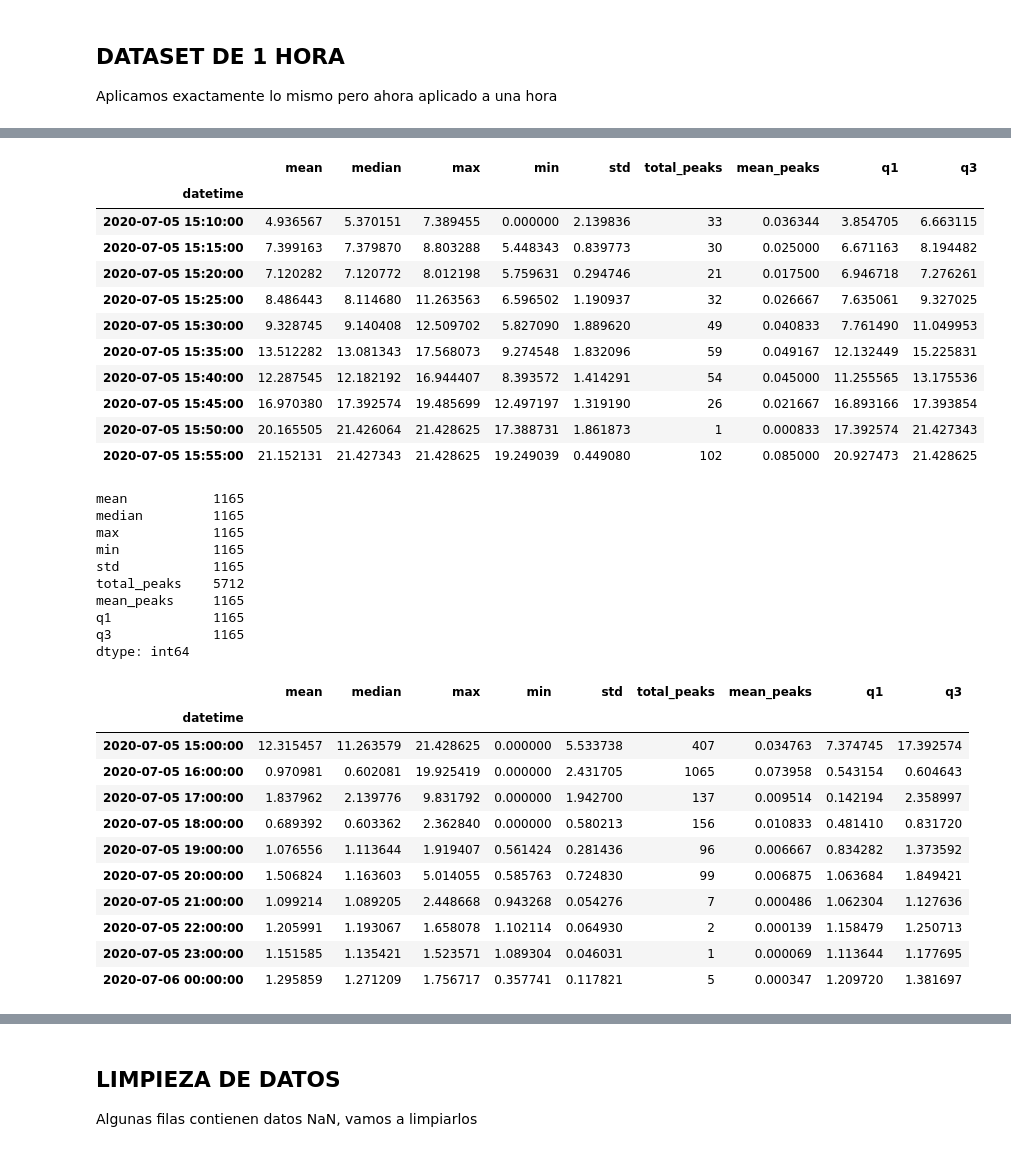
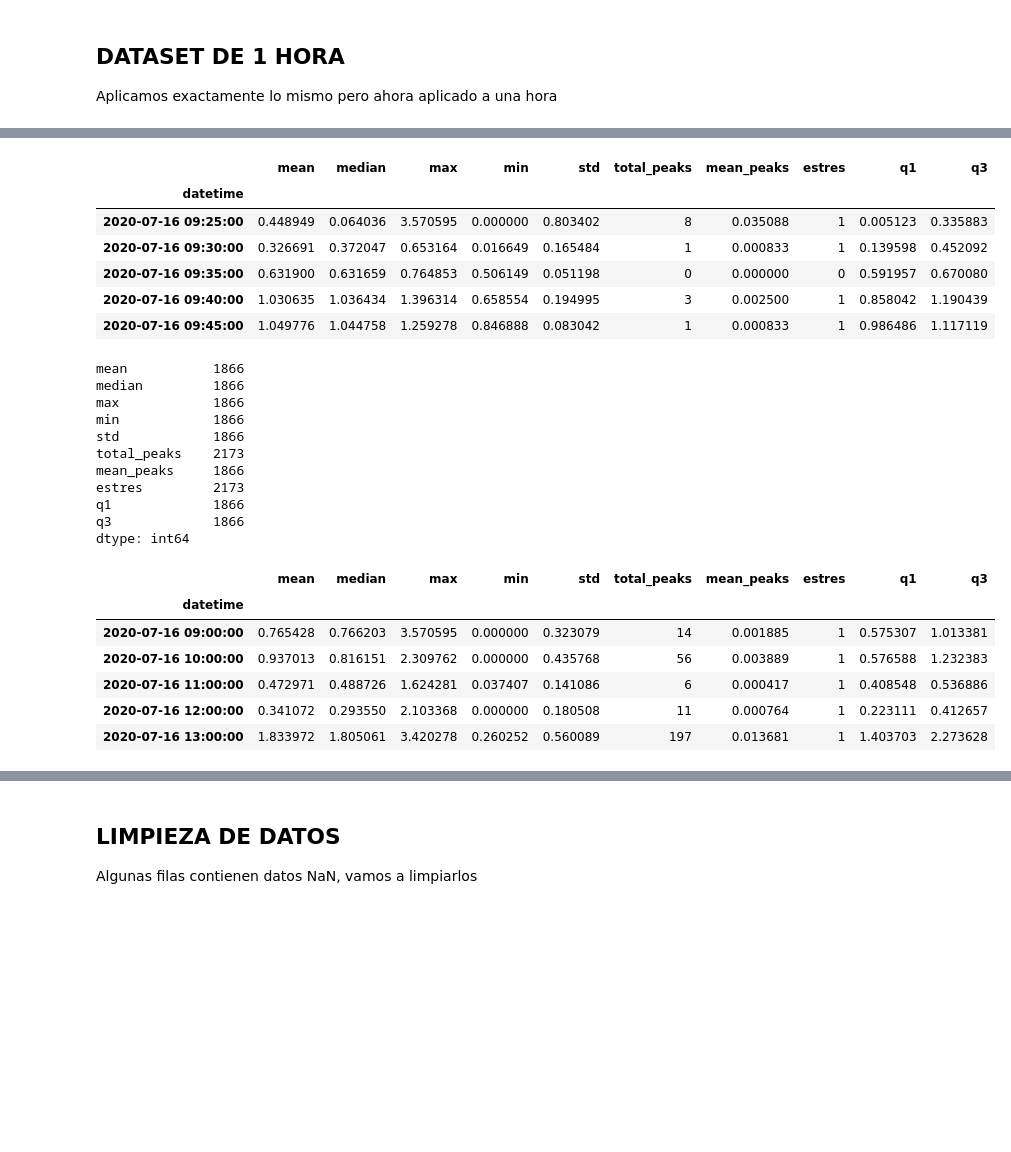
Before and after one commit to Alpha004/PreTesisMasterRepo, a Jupyter notebook: EDA/EDA_analyzier.ipynb, the cells around one changed output, grey strips where cells are left out. Cells and saved outputs as stored; diff of their text form; code cells hidden in the pictures; blank space fills up the shorter version.

```diff
--- a/EDA/EDA_analyzier.ipynb
+++ b/EDA/EDA_analyzier.ipynb
@@ -7,7 +7,7 @@ El presente es para analizar los datos de la actividad electrodermica del smartw
 import pandas as pd
 import numpy as np
 # %%
-PACIENTE = '015'
+PACIENTE = '016'
 PATH_FOLDER = 'G:\\Dataset\\big-ideas-lab-glycemic-variability-and-wearable-device-data-1.1.2\\'+PACIENTE+'\\'
 # %%
 # Parametros para calcular los picos
@@ -294,3 +236,7 @@ df_5min.head(10)
+# %%
+# Añadimos la columna de estres detectado
+
+df_5min['estres'] = np.where(df_5min['mean_peaks'] > 0, 1, 0)
 # %%
 df_5min.count()
 # %% [output]
@@ -359,58 +283,49 @@ df_1hora.head(20)
 # %%
 # Separar los cuartiles en columnas individuales
 # Obtenemos los quantiles
 df_5min_quantil1 = df_procesado_5min.quantile(0.25)
 df_5min_quantil3 = df_procesado_5min.quantile(0.75)
 df_1hora_quantil1 = df_procesado_1hora.quantile(0.25)
 df_1hora_quantil3 = df_procesado_1hora.quantile(0.75)
 df_5min['q1'] = df_5min_quantil1
 df_5min['q3'] = df_5min_quantil3
-df_5min.head(10)
+df_5min.head()
 # df_1hora[['q1', 'q3']] = [df_1hora_quantil1,df_1hora_quantil3]
 # %% [output]
-|  | mean | median | max | min | std | total_peaks | mean_peaks | q1 | q3 |
-| datetime |  |  |  |  |  |  |  |  |  |
-| 2020-07-05 15:10:00 | 4.936567 | 5.370151 | 7.389455 | 0.000000 | 2.139836 | 33 | 0.036344 | 3.854705 | 6.663115 |
-| 2020-07-05 15:15:00 | 7.399163 | 7.379870 | 8.803288 | 5.448343 | 0.839773 | 30 | 0.025000 | 6.671163 | 8.194482 |
-| 2020-07-05 15:20:00 | 7.120282 | 7.120772 | 8.012198 | 5.759631 | 0.294746 | 21 | 0.017500 | 6.946718 | 7.276261 |
-| 2020-07-05 15:25:00 | 8.486443 | 8.114680 | 11.263563 | 6.596502 | 1.190937 | 32 | 0.026667 | 7.635061 | 9.327025 |
-| 2020-07-05 15:30:00 | 9.328745 | 9.140408 | 12.509702 | 5.827090 | 1.889620 | 49 | 0.040833 | 7.761490 | 11.049953 |
-| 2020-07-05 15:35:00 | 13.512282 | 13.081343 | 17.568073 | 9.274548 | 1.832096 | 59 | 0.049167 | 12.132449 | 15.225831 |
-| 2020-07-05 15:40:00 | 12.287545 | 12.182192 | 16.944407 | 8.393572 | 1.414291 | 54 | 0.045000 | 11.255565 | 13.175536 |
-| 2020-07-05 15:45:00 | 16.970380 | 17.392574 | 19.485699 | 12.497197 | 1.319190 | 26 | 0.021667 | 16.893166 | 17.393854 |
-| 2020-07-05 15:50:00 | 20.165505 | 21.426064 | 21.428625 | 17.388731 | 1.861873 | 1 | 0.000833 | 17.392574 | 21.427343 |
-| 2020-07-05 15:55:00 | 21.152131 | 21.427343 | 21.428625 | 19.249039 | 0.449080 | 102 | 0.085000 | 20.927473 | 21.428625 |
+|  | mean | median | max | min | std | total_peaks | mean_peaks | estres | q1 | q3 |
+| datetime |  |  |  |  |  |  |  |  |  |  |
+| 2020-07-16 09:25:00 | 0.448949 | 0.064036 | 3.570595 | 0.000000 | 0.803402 | 8 | 0.035088 | 1 | 0.005123 | 0.335883 |
+| 2020-07-16 09:30:00 | 0.326691 | 0.372047 | 0.653164 | 0.016649 | 0.165484 | 1 | 0.000833 | 1 | 0.139598 | 0.452092 |
+| 2020-07-16 09:35:00 | 0.631900 | 0.631659 | 0.764853 | 0.506149 | 0.051198 | 0 | 0.000000 | 0 | 0.591957 | 0.670080 |
+| 2020-07-16 09:40:00 | 1.030635 | 1.036434 | 1.396314 | 0.658554 | 0.194995 | 3 | 0.002500 | 1 | 0.858042 | 1.190439 |
+| 2020-07-16 09:45:00 | 1.049776 | 1.044758 | 1.259278 | 0.846888 | 0.083042 | 1 | 0.000833 | 1 | 0.986486 | 1.117119 |
 # %%
 df_5min.count()
 # %% [output]
-mean           1165
-median         1165
-max            1165
-min            1165
-std            1165
-total_peaks    5712
-mean_peaks     1165
-q1             1165
-q3             1165
+mean           1866
+median         1866
+max            1866
+min            1866
+std            1866
+total_peaks    2173
+mean_peaks     1866
+estres         2173
+q1             1866
+q3             1866
 dtype: int64
 # %%
 # Igual con 1hora de dataset
 df_1hora['q1'] = df_1hora_quantil1
 df_1hora['q3'] = df_1hora_quantil3
-df_1hora.head(10)
+df_1hora.head()
 # %% [output]
-|  | mean | median | max | min | std | total_peaks | mean_peaks | q1 | q3 |
-| datetime |  |  |  |  |  |  |  |  |  |
-| 2020-07-05 15:00:00 | 12.315457 | 11.263579 | 21.428625 | 0.000000 | 5.533738 | 407 | 0.034763 | 7.374745 | 17.392574 |
-| 2020-07-05 16:00:00 | 0.970981 | 0.602081 | 19.925419 | 0.000000 | 2.431705 | 1065 | 0.073958 | 0.543154 | 0.604643 |
-| 2020-07-05 17:00:00 | 1.837962 | 2.139776 | 9.831792 | 0.000000 | 1.942700 | 137 | 0.009514 | 0.142194 | 2.358997 |
-| 2020-07-05 18:00:00 | 0.689392 | 0.603362 | 2.362840 | 0.000000 | 0.580213 | 156 | 0.010833 | 0.481410 | 0.831720 |
-| 2020-07-05 19:00:00 | 1.076556 | 1.113644 | 1.919407 | 0.561424 | 0.281436 | 96 | 0.006667 | 0.834282 | 1.373592 |
-| 2020-07-05 20:00:00 | 1.506824 | 1.163603 | 5.014055 | 0.585763 | 0.724830 | 99 | 0.006875 | 1.063684 | 1.849421 |
-| 2020-07-05 21:00:00 | 1.099214 | 1.089205 | 2.448668 | 0.943268 | 0.054276 | 7 | 0.000486 | 1.062304 | 1.127636 |
-| 2020-07-05 22:00:00 | 1.205991 | 1.193067 | 1.658078 | 1.102114 | 0.064930 | 2 | 0.000139 | 1.158479 | 1.250713 |
-| 2020-07-05 23:00:00 | 1.151585 | 1.135421 | 1.523571 | 1.089304 | 0.046031 | 1 | 0.000069 | 1.113644 | 1.177695 |
-| 2020-07-06 00:00:00 | 1.295859 | 1.271209 | 1.756717 | 0.357741 | 0.117821 | 5 | 0.000347 | 1.209720 | 1.381697 |
+|  | mean | median | max | min | std | total_peaks | mean_peaks | estres | q1 | q3 |
+| datetime |  |  |  |  |  |  |  |  |  |  |
+| 2020-07-16 09:00:00 | 0.765428 | 0.766203 | 3.570595 | 0.000000 | 0.323079 | 14 | 0.001885 | 1 | 0.575307 | 1.013381 |
+| 2020-07-16 10:00:00 | 0.937013 | 0.816151 | 2.309762 | 0.000000 | 0.435768 | 56 | 0.003889 | 1 | 0.576588 | 1.232383 |
+| 2020-07-16 11:00:00 | 0.472971 | 0.488726 | 1.624281 | 0.037407 | 0.141086 | 6 | 0.000417 | 1 | 0.408548 | 0.536886 |
+| 2020-07-16 12:00:00 | 0.341072 | 0.293550 | 2.103368 | 0.000000 | 0.180508 | 11 | 0.000764 | 1 | 0.223111 | 0.412657 |
+| 2020-07-16 13:00:00 | 1.833972 | 1.805061 | 3.420278 | 0.260252 | 0.560089 | 197 | 0.013681 | 1 | 1.403703 | 2.273628 |
 # %%
 df_1hora.count()
 # %% [output]
```
Also changed, not shown: parts of 24 cells of this notebook, 3 other files.
